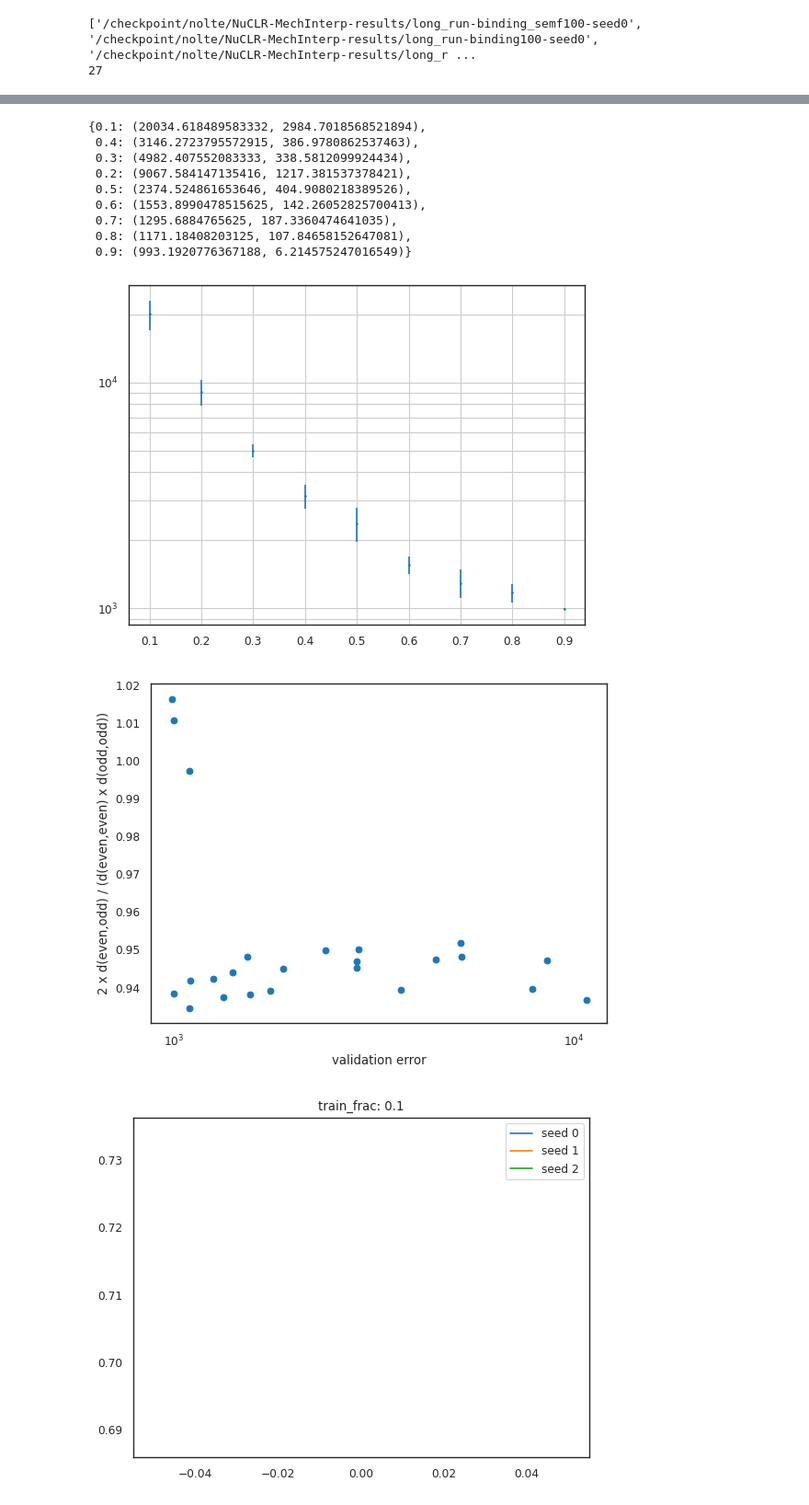
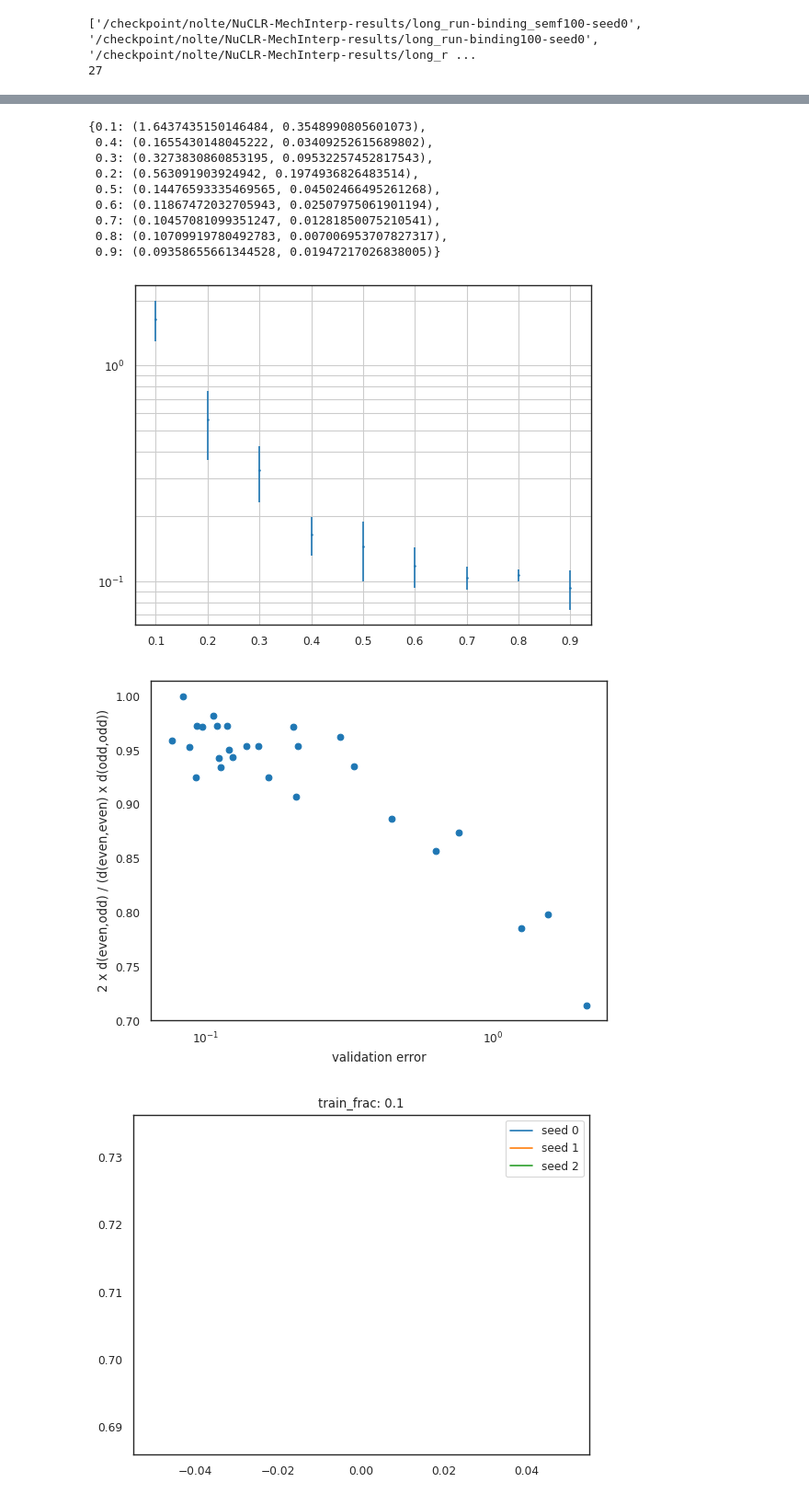
Before and after one commit to okitouni/NuCLR-MechInterp, a Jupyter notebook: nbs/parity.ipynb, the cells around one changed output, grey strips where cells are left out. Shown at 92% size. Saved outputs shown, nothing was run; the diff lists cells and outputs as text; code cells hidden in the pictures.

```diff
--- a/nbs/parity.ipynb
+++ b/nbs/parity.ipynb
@@ -99,7 +99,7 @@ for frac, location in tqdm.tqdm(all_trainfracs.items()):
   task_rms_values = {}
   for epoch, ckpt in checkpoints.items():
       model.load_state_dict(torch.load(f"{location}/ckpts/{ckpt}"))
-      task_rms_values[epoch] = get_rms(model, data, "val")["binding"]
+      task_rms_values[epoch] = get_rms(model, data, "val")["n"]
   perfs[frac] = task_rms_values
 # %% [output]
 0.7504609823226929
@@ -170,15 +170,15 @@ for train_frac in set([x[1] for x in perfs.keys()]):
 perfs_with_unc = {k: (np.mean(v), np.std(v)) for k,v in perfs_with_unc.items()}
 perfs_with_unc
 # %% [output]
-{0.1: (20034.618489583332, 2984.7018568521894),
- 0.4: (3146.2723795572915, 386.9780862537463),
- 0.3: (4982.407552083333, 338.5812099924434),
- 0.2: (9067.584147135416, 1217.381537378421),
- 0.5: (2374.524861653646, 404.9080218389526),
- 0.6: (1553.8990478515625, 142.26052825700413),
- 0.7: (1295.6884765625, 187.3360474641035),
- 0.8: (1171.18408203125, 107.84658152647081),
- 0.9: (993.1920776367188, 6.214575247016549)}
+{0.1: (1.6437435150146484, 0.3548990805601073),
+ 0.4: (0.1655430148045222, 0.03409252615689802),
+ 0.3: (0.3273830860853195, 0.09532257452817543),
+ 0.2: (0.563091903924942, 0.1974936826483514),
+ 0.5: (0.14476593335469565, 0.04502466495261268),
+ 0.6: (0.11867472032705943, 0.02507975061901194),
+ 0.7: (0.10457081099351247, 0.01281850075210541),
+ 0.8: (0.10709919780492783, 0.007006953707827317),
+ 0.9: (0.09358655661344528, 0.01947217026838005)}
 # %%
 plt.scatter(perfs_with_unc.keys(), [x[0] for x in perfs_with_unc.values()], s=1)
 plt.errorbar(perfs_with_unc.keys(), [x[0] for x in perfs_with_unc.values()], yerr=[x[1] for x in perfs_with_unc.values()], linestyle="None")
@@ -186,7 +186,7 @@ plt.yscale('log')
 plt.grid(which='both')
 plt.show()
 # %% [output]
-[figure, old version]
+[figure, new version]
 # %%
 def measure_parity_split(data, number, pairwise=False):
     if not isinstance(data, torch.Tensor):
@@ -251,16 +251,16 @@ for frac, location in all_trainfracs.items():
         # z_emb, n_emb = z_emb[args.NUCLEI_GE + 1:140], n_emb[args.NUCLEI_GE + 1:140]
 
         # paritys[(0, 1)].append(measure_parity_split(z_emb.cpu().numpy(), which_z, pairwise=True))
-        n_components = 2
+        n_components = 1
         offset = 0
         pca = PCA(n_components=n_components + offset)
         emb_pca = pca.fit_transform(z_emb.detach().cpu().numpy())
-        # paritys[(0, 1)].append(measure_parity_split(emb_pca))
-        # paritys[(0, 1)].append(measure_parity_split(emb_pca, which_z, pairwise=True))
-        for first in range(offset, n_components + offset):
-          for second in range(first + 1, n_components + offset):
-            parity = measure_parity_split(emb_pca[:, [first, second]], which_z, pairwise=True)
-            paritys[(first, second)].append(parity)
+        #paritys[(0, 1)].append(measure_parity_split(emb_pca, which_z, pairwise=True))
+        paritys[(0, 1)].append(measure_orderedness(emb_pca))
+        # for first in range(offset, n_components + offset):
+        #   for second in range(first + 1, n_components + offset):
+        #     parity = measure_parity_split(emb_pca[:, [first, second]], which_z, pairwise=True)
+        #     paritys[(first, second)].append(parity)
             # plt.scatter(emb_pca[:, first], emb_pca[:, second], c=np.arange(len(emb_pca))%2, cmap="coolwarm")
             # plt.title(f"parity: {measure_parity_split(emb_pca[:, [first, second]])}, {first} vs {second}, perf {perfs[frac][last_epoch]:.0f}, frac {frac}")
             # for i, txt in enumerate(np.arange(len(emb_pca))):
@@ -270,19 +270,19 @@ for frac, location in all_trainfracs.items():
 # %%
 perfs_for_plot = []
 paritys_for_plot = []
 for seed in set([x[0] for x in all_paritys.keys()]):
   for frac in set([x[1] for x in all_paritys.keys()]):
-    if frac < .2: continue
+    # if frac < .2: continue
     # if seed != seed_of_choice: continue
     perfs_for_plot.append(perfs[(seed, frac)][last_epoch])
     paritys_for_plot.append(min([x[-1] for x in all_paritys[(seed, frac)].values()]))
 plt.scatter(perfs_for_plot, paritys_for_plot)
 plt.ylabel("2 x d(even,odd) / (d(even,even) x d(odd,odd))")
 plt.xlabel("validation error")
 plt.xscale('log')
 plt.show()
 # %% [output]
-[figure, old version]
+[figure, new version]
 # %%
 for train_frac in set([x[1] for x in all_paritys.keys()]):
   for seed in set([x[0] for x in all_paritys.keys()]):
```
Also changed, not shown: parts of 3 cells of this notebook, 2 other files.
